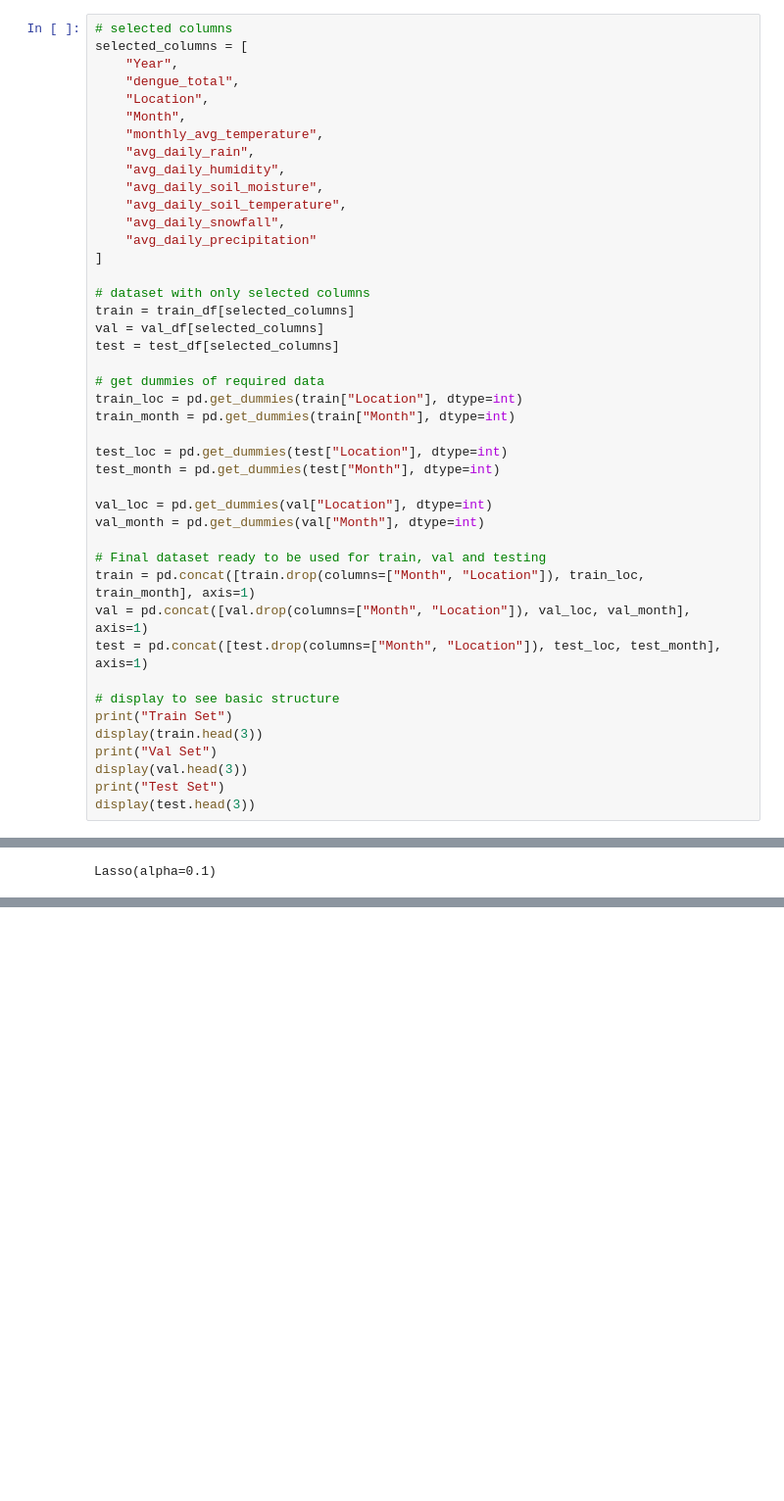
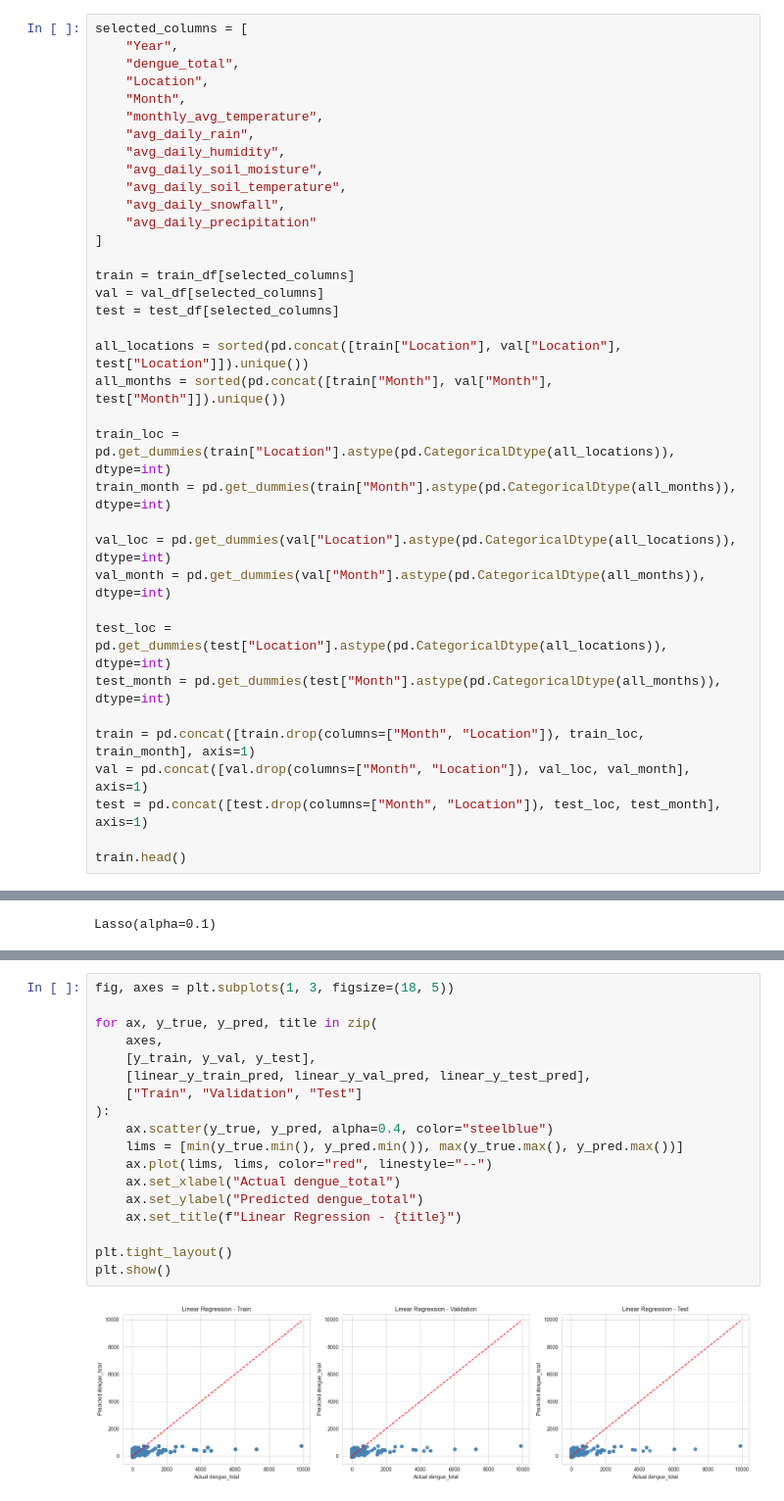
Before and after one commit to tikadatta2005/ML_GROUP_ASSIGNMENT, a Jupyter notebook: linear.ipynb, the cells around one changed output, grey strips where cells are left out. Shown at 98% size. Drawn from its saved outputs; the diff is of its cells as text; blank space fills up the shorter version.

Commit message:
update/ comparisons added with each charts

```diff
--- a/linear.ipynb
+++ b/linear.ipynb
@@ -29,7 +29,6 @@ train_df.head()
 # %% [markdown]
 ## Use only selected features for linear regression
 # %%
-# selected columns
 selected_columns = [
     "Year",
     "dengue_total",
@@ -44,31 +43,25 @@ selected_columns = [
     "avg_daily_precipitation"
 ]
 
-# dataset with only selected columns
 train = train_df[selected_columns]
 val = val_df[selected_columns]
 test = test_df[selected_columns]
 
-# get dummies of required data
-train_loc = pd.get_dummies(train["Location"], dtype=int)
-train_month = pd.get_dummies(train["Month"], dtype=int)
+all_locations = sorted(pd.concat([train["Location"], val["Location"], test["Location"]]).unique())
+all_months = sorted(pd.concat([train["Month"], val["Month"], test["Month"]]).unique())
 
-test_loc = pd.get_dummies(test["Location"], dtype=int)
-test_month = pd.get_dummies(test["Month"], dtype=int)
+train_loc = pd.get_dummies(train["Location"].astype(pd.CategoricalDtype(all_locations)), dtype=int)
+train_month = pd.get_dummies(train["Month"].astype(pd.CategoricalDtype(all_months)), dtype=int)
 
-val_loc = pd.get_dummies(val["Location"], dtype=int)
-val_month = pd.get_dummies(val["Month"], dtype=int)
+val_loc = pd.get_dummies(val["Location"].astype(pd.CategoricalDtype(all_locations)), dtype=int)
+val_month = pd.get_dummies(val["Month"].astype(pd.CategoricalDtype(all_months)), dtype=int)
 
-# Final dataset ready to be used for train, val and testing
+test_loc = pd.get_dummies(test["Location"].astype(pd.CategoricalDtype(all_locations)), dtype=int)
+test_month = pd.get_dummies(test["Month"].astype(pd.CategoricalDtype(all_months)), dtype=int)
+
 train = pd.concat([train.drop(columns=["Month", "Location"]), train_loc, train_month], axis=1)
 val = pd.concat([val.drop(columns=["Month", "Location"]), val_loc, val_month], axis=1)
 test = pd.concat([test.drop(columns=["Month", "Location"]), test_loc, test_month], axis=1)
 
-# display to see basic structure
-print("Train Set")
-display(train.head(3))
-print("Val Set")
-display(val.head(3))
-print("Test Set")
-display(test.head(3))
+train.head()
 # %% [output]
@@ -197,0 +175,20 @@ lasso Test R²: 0.13792968002681072
+# %%
+fig, axes = plt.subplots(1, 3, figsize=(18, 5))
+
+for ax, y_true, y_pred, title in zip(
+    axes,
+    [y_train, y_val, y_test],
+    [linear_y_train_pred, linear_y_val_pred, linear_y_test_pred],
+    ["Train", "Validation", "Test"]
+):
+    ax.scatter(y_true, y_pred, alpha=0.4, color="steelblue")
+    lims = [min(y_true.min(), y_pred.min()), max(y_true.max(), y_pred.max())]
+    ax.plot(lims, lims, color="red", linestyle="--")
+    ax.set_xlabel("Actual dengue_total")
+    ax.set_ylabel("Predicted dengue_total")
+    ax.set_title(f"Linear Regression - {title}")
+
+plt.tight_layout()
+plt.show()
+# %% [output]
+[figure, added]
```
Also changed, not shown: parts of 17 cells of this notebook.
